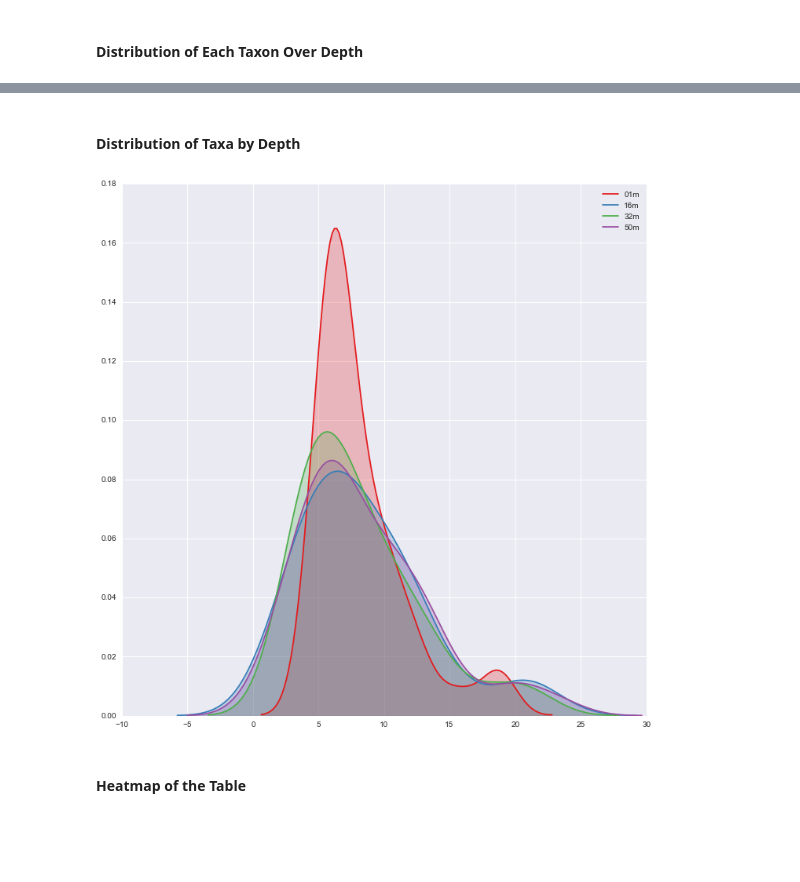
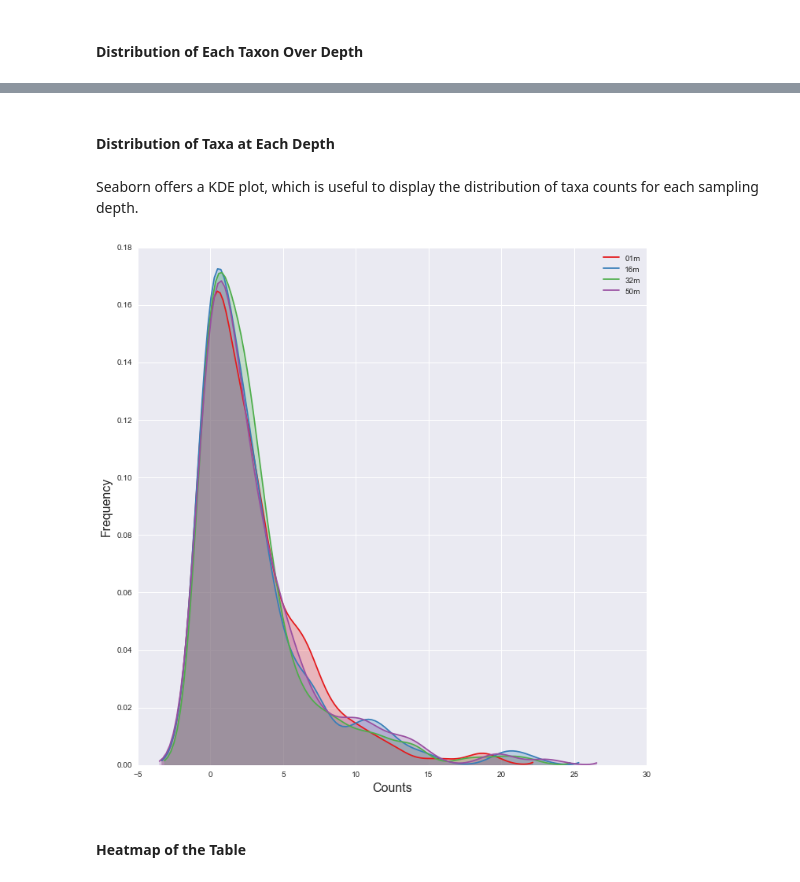
Before and after one commit to frubino/mgkit, a Jupyter notebook: docs/source/pipeline/Exploring-Metagenomic-Data.ipynb, the cells around one changed output, grey strips where cells are left out. Saved outputs shown, nothing was run; the diff lists cells and outputs as text; code cells hidden in the pictures; blank space fills up the shorter version.

```diff
--- a/docs/source/pipeline/Exploring-Metagenomic-Data.ipynb
+++ b/docs/source/pipeline/Exploring-Metagenomic-Data.ipynb
@@ -102,19 +253,30 @@ fig.savefig('taxa_counts-boxplot_top40_taxa.pdf')
 # %% [markdown]
-#### Distribution of Taxa by Depth
+#### Distribution of Taxa at Each Depth
+# %% [markdown]
+Seaborn offers a KDE plot, which is useful to display the distribution of taxa counts for each sampling depth.
 # %%
 fig, ax = mgkit.plots.get_single_figure(figsize=(10, 10))
+# iterate over the columns, which are the samples and assign a color to each one
 for column, color in zip(taxa_counts.columns, seaborn.color_palette('Set1', len(taxa_counts.columns))):
     seaborn.kdeplot(
-        numpy.sqrt(taxa_counts[column].iloc[:40]),
+        # The data can transformed with the sqrt function of numpy
+        numpy.sqrt(taxa_counts[column]),
+        # Assign the color
         color=color,
+        # Assign the label to the sample name to appear
+        # in the legend
         label=column,
+        # Add a shade under the KDE function
         shade=True
     )
+# Adds a legend
 ax.legend()
-fig.tight_layout()
+ax.set_xlabel('Counts', fontsize=16)
+ax.set_ylabel('Frequency', fontsize=16)
+fig.set_tight_layout(True)
 fig.savefig('taxa_counts-distribution_top40_taxa.pdf')
 # %% [output]
-[figure, old version]
+[figure, new version]
 # %% [markdown]
 #### Heatmap of the Table
 # %%
```
Also changed, not shown: parts of 67 cells of this notebook, 1 other file.
